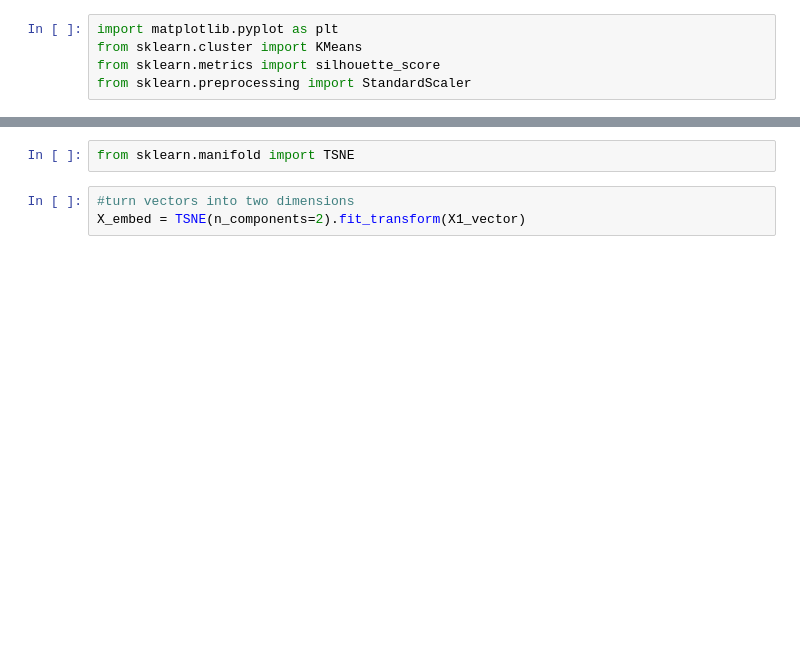
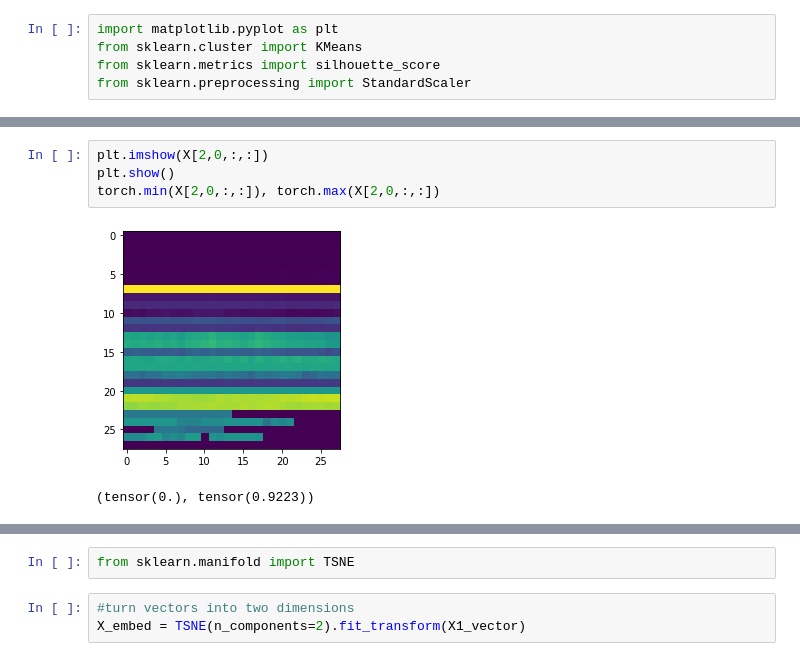
Before and after one commit to RobJohnson459/DeepLearningSolarFlares, a Jupyter notebook: kmeans.ipynb, the cells around one changed output, grey strips where cells are left out. Cells and saved outputs as stored; diff of their text form; blank space fills up the shorter version.

```diff
--- a/kmeans.ipynb
+++ b/kmeans.ipynb
@@ -231,2 +172,9 @@ torch.Size([15000, 1, 28, 28])
+# %%
+plt.imshow(X[2,0,:,:])
+plt.show()
+torch.min(X[2,0,:,:]), torch.max(X[2,0,:,:])
+# %% [output]
+[figure, added]
+(tensor(0.), tensor(0.9223))
 # %%
 '''
```
Also changed, not shown: parts of 29 cells of this notebook.
